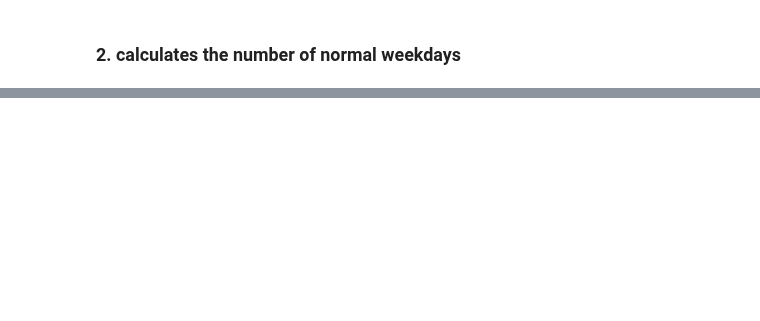
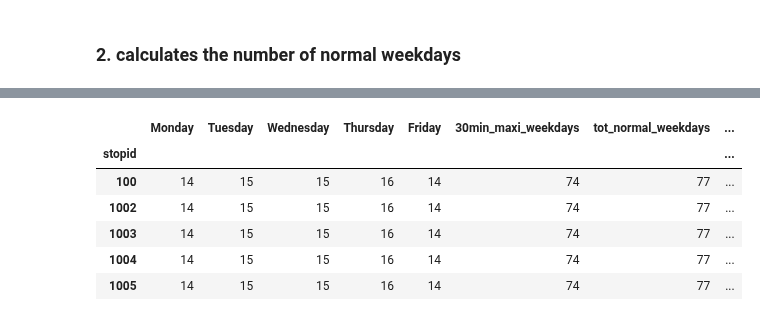
Before and after one commit to healthysustainablecities/global-indicators, a Jupyter notebook: process/07_create_public_transport_points.ipynb, the cells around one changed output, grey strips where cells are left out. Drawn from its saved outputs; the diff is of its cells as text; code cells hidden in the pictures; blank space fills up the shorter version.

```diff
--- a/process/07_create_public_transport_points.ipynb
+++ b/process/07_create_public_transport_points.ipynb
@@ -277,0 +292,10 @@ array([nan,  2.])
+# %%
+# weekdays by dow count
+def weekday_count(start_date, end_date):
+    week = {}
+    for i in range((end_date - start_date).days):
+        day = calendar.day_name[(start_date + datetime.timedelta(days=i+1)).weekday()]
+        week[day] = week[day] + 1 if day in week else 1
+    return week
+
+weekday_count(start_date, end_date)
@@ -277,0 +310,8 @@ array([nan,  2.])
+# %%
+calendar_stop_30_mins_bus['Monday'] = calendar_stop_30_mins_bus.apply(lambda row: weekday_count(row['start_date'], row['end_date'])['Monday'] if row['monday']==1 else row['monday'], axis=1)
+
+calendar_stop_30_mins_bus['Tuesday'] = calendar_stop_30_mins_bus.apply(lambda row: weekday_count(row['start_date'], row['end_date'])['Tuesday'] if row['tuesday']==1 else row['tuesday'], axis=1)
+calendar_stop_30_mins_bus['Wednesday'] = calendar_stop_30_mins_bus.apply(lambda row: weekday_count(row['start_date'], row['end_date'])['Wednesday'] if row['wednesday']==1 else row['wednesday'], axis=1)
+
+calendar_stop_30_mins_bus['Thursday'] = calendar_stop_30_mins_bus.apply(lambda row: weekday_count(row['start_date'], row['end_date'])['Thursday'] if row['thursday']==1 else row['thursday'], axis=1)
+calendar_stop_30_mins_bus['Friday'] = calendar_stop_30_mins_bus.apply(lambda row: weekday_count(row['start_date'], row['end_date'])['Friday'] if row['friday']==1 else row['friday'], axis=1)
@@ -277,0 +330,12 @@ array([nan,  2.])
+# %%
+bus_stop_dow['tot_normal_weekdays'] = tot_normal_weekdays
+bus_stop_dow['30min_weekday_pcent'] = 100*bus_stop_dow['30min_maxi_weekdays'] / bus_stop_dow['tot_normal_weekdays']
+bus_stop_dow.head()
+# %% [output]
+|  | Monday | Tuesday | Wednesday | Thursday | Friday | 30min_maxi_weekdays | tot_normal_weekdays | ... |
+| stopid |  |  |  |  |  |  |  | ... |
+| 100 | 14 | 15 | 15 | 16 | 14 | 74 | 77 | ... |
+| 1002 | 14 | 15 | 15 | 16 | 14 | 74 | 77 | ... |
+| 1003 | 14 | 15 | 15 | 16 | 14 | 74 | 77 | ... |
+| 1004 | 14 | 15 | 15 | 16 | 14 | 74 | 77 | ... |
+| 1005 | 14 | 15 | 15 | 16 | 14 | 74 | 77 | ... |
```
Also changed, not shown: parts of 27 cells of this notebook.
